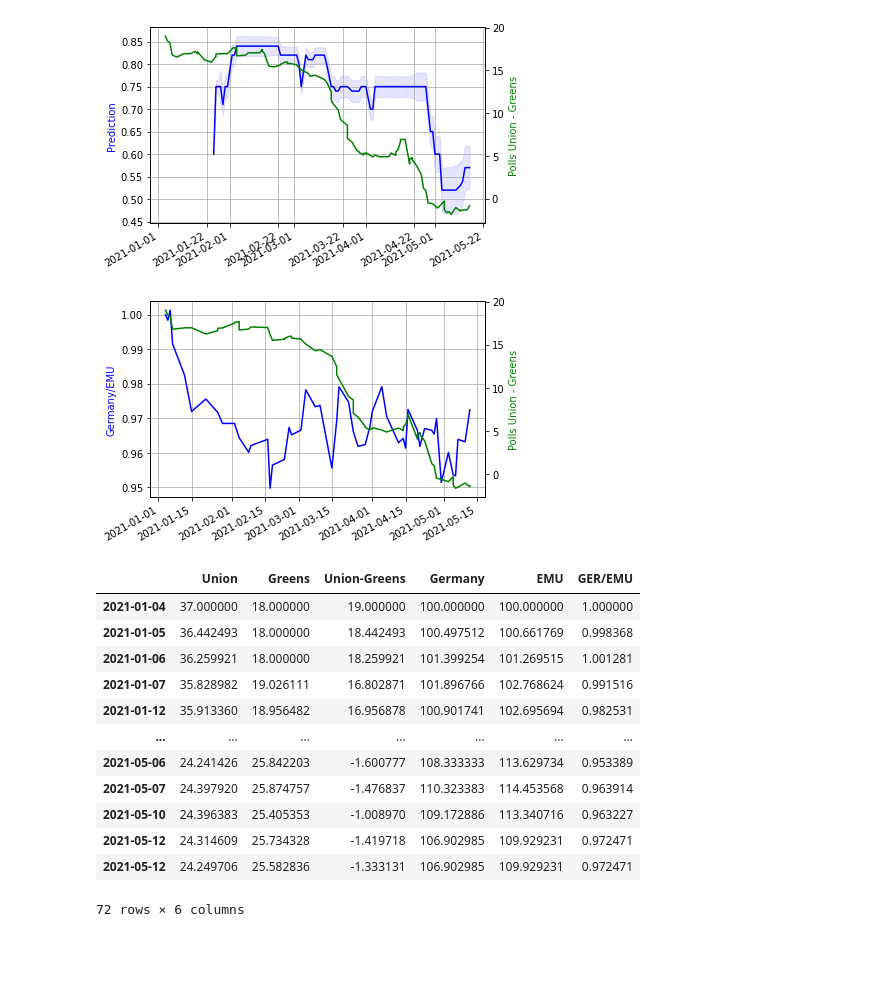
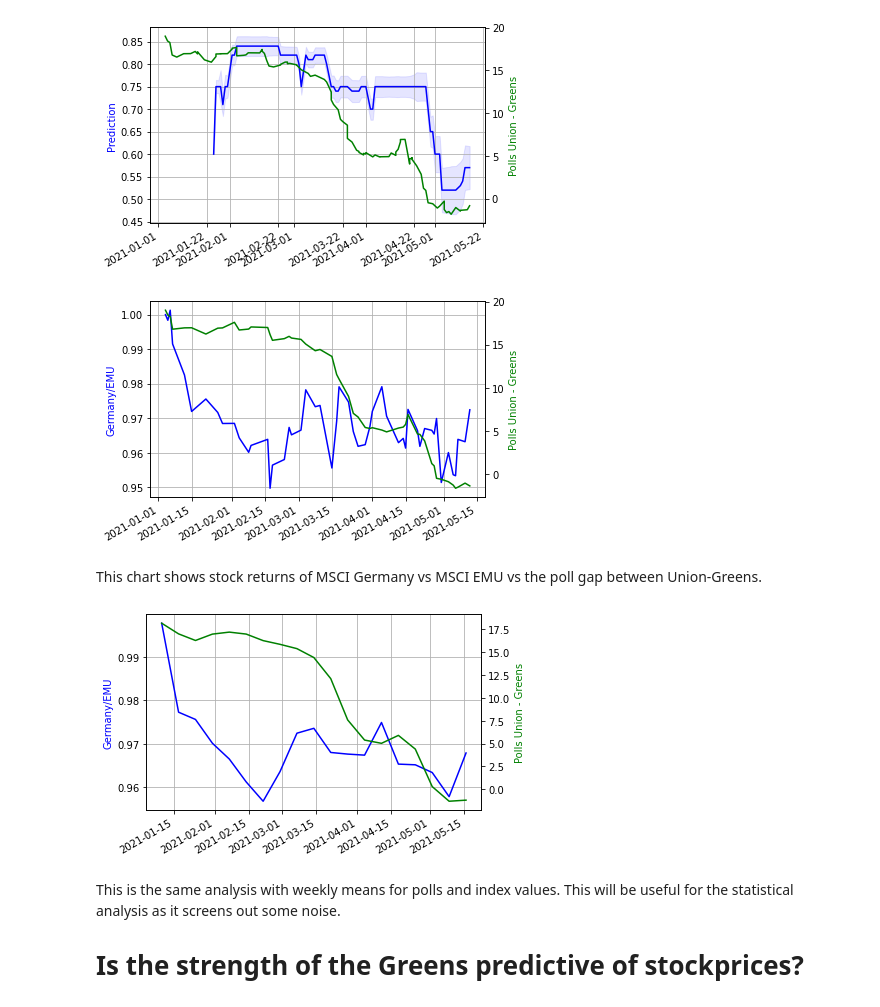
Before and after one commit to jan-felix/SLOG, a Jupyter notebook: Metculus_and_Dawum_Scraper.ipynb, the cells around one changed output. Saved outputs shown, nothing was run; the diff lists cells and outputs as text; code cells hidden in the pictures; blank space fills up the shorter version.

```diff
--- a/Metculus_and_Dawum_Scraper.ipynb
+++ b/Metculus_and_Dawum_Scraper.ipynb
@@ -165,3 +165,5 @@ indices.columns = ["Germany","EMU"]
 indices = indices/indices.iloc[0,:]*100
 indices["GER/EMU"] = indices["Germany"]/indices["EMU"]
 indices.index = pd.DatetimeIndex(indices.index)
+index_vs_politics = pd.merge(union_vs_greens, indices, left_index= True, right_index=True)
+index_vs_politics = index_vs_politics.drop_duplicates(subset="GER/EMU",keep="last")
@@ -180,20 +180,25 @@ ax1.grid()
 fig.autofmt_xdate()
 plt.show()
 # %% [output]
-[figure, old version]
+[figure, new version]
-# %%
-index_vs_politics.drop_duplicates()
-# %% [output]
-|  | Union | Greens | Union-Greens | Germany | EMU | GER/EMU |
-| 2021-01-04 | 37.000000 | 18.000000 | 19.000000 | 100.000000 | 100.000000 | 1.000000 |
-| 2021-01-05 | 36.442493 | 18.000000 | 18.442493 | 100.497512 | 100.661769 | 0.998368 |
-| 2021-01-06 | 36.259921 | 18.000000 | 18.259921 | 101.399254 | 101.269515 | 1.001281 |
-| 2021-01-07 | 35.828982 | 19.026111 | 16.802871 | 101.896766 | 102.768624 | 0.991516 |
-| 2021-01-12 | 35.913360 | 18.956482 | 16.956878 | 100.901741 | 102.695694 | 0.982531 |
-| ... | ... | ... | ... | ... | ... | ... |
-| 2021-05-06 | 24.241426 | 25.842203 | -1.600777 | 108.333333 | 113.629734 | 0.953389 |
-| 2021-05-07 | 24.397920 | 25.874757 | -1.476837 | 110.323383 | 114.453568 | 0.963914 |
-| 2021-05-10 | 24.396383 | 25.405353 | -1.008970 | 109.172886 | 113.340716 | 0.963227 |
-| 2021-05-12 | 24.314609 | 25.734328 | -1.419718 | 106.902985 | 109.929231 | 0.972471 |
-| 2021-05-12 | 24.249706 | 25.582836 | -1.333131 | 106.902985 | 109.929231 | 0.972471 |
-72 rows × 6 columns
+# %% [markdown]
+This chart shows stock returns of MSCI Germany vs MSCI EMU vs the poll gap between Union-Greens.
+# %%
+index_vs_politics = index_vs_politics.resample('W').mean()
+fig, ax1 = plt.subplots()
+
+ax2 = ax1.twinx()
+ax1.plot(index_vs_politics["GER/EMU"], "-b")
+ax2.plot(index_vs_politics["Union-Greens"],"-g")
+
+ax1.set_ylabel('Germany/EMU', color='b')
+ax2.set_ylabel('Polls Union - Greens', color='g')
+ax1.grid()
+fig.autofmt_xdate()
+plt.show()
+# %% [output]
+[figure, added]
+# %% [markdown]
+This is the same analysis with weekly means for polls and index values. This will be useful for the statistical analysis as it screens out some noise.
+
+# Is the strength of the Greens predictive of stockprices?
```
Also changed, not shown: parts of 3 cells of this notebook.
